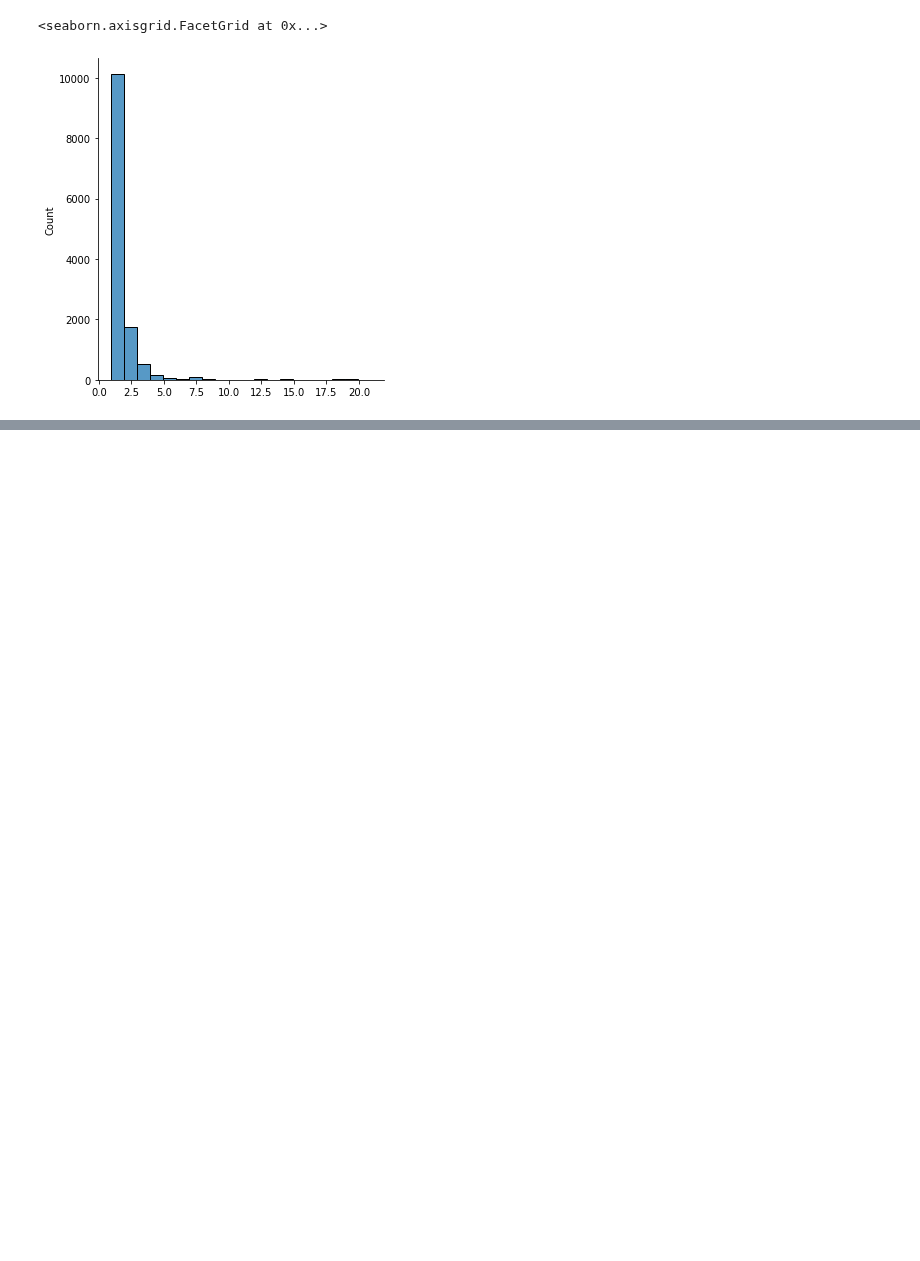
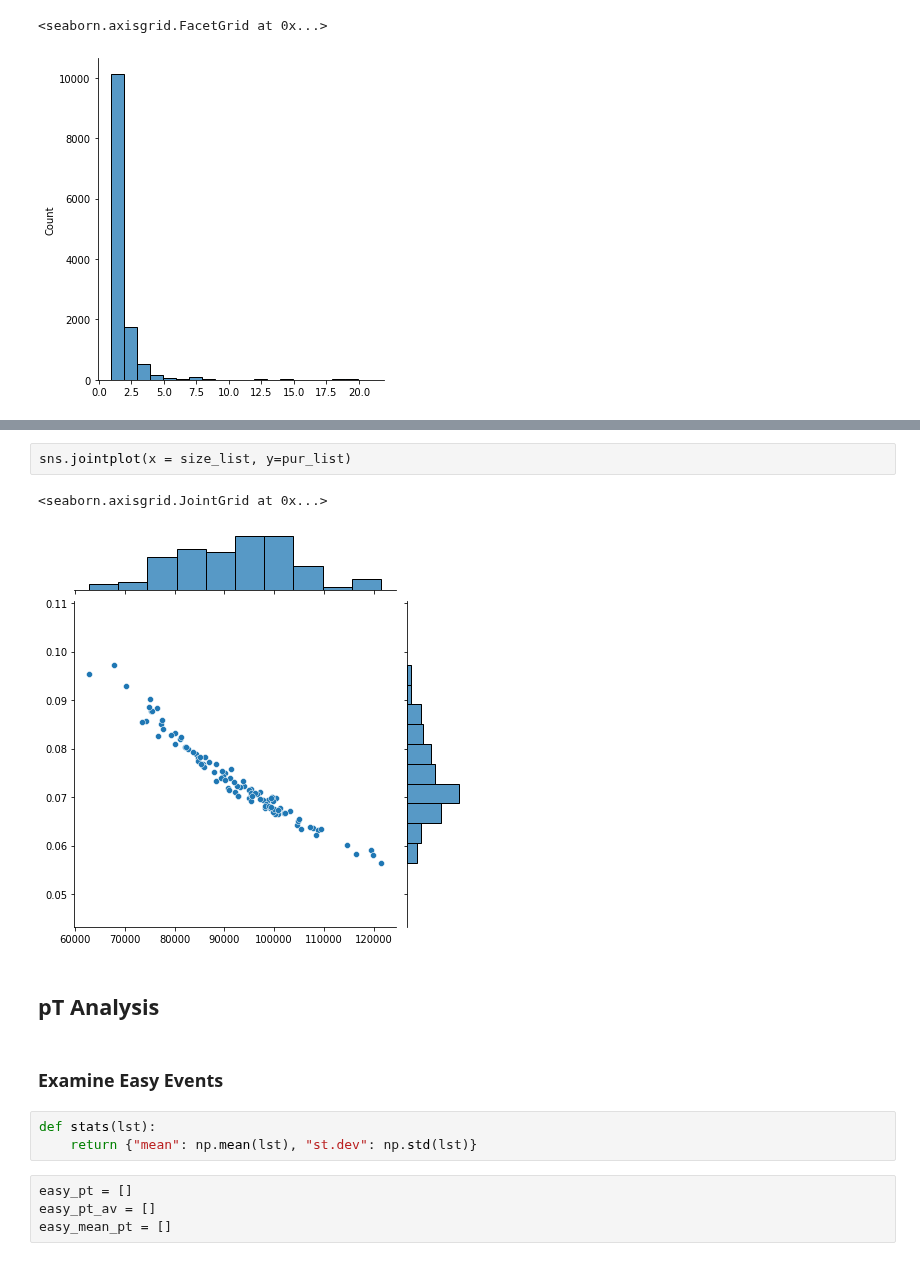
Before and after one commit to HSF-reco-and-software-triggers/Tracking-ML-Exa.TrkX, a Jupyter notebook: src/Pipelines/Examples/dev/EmbeddingDebug.ipynb, the cells around one changed output, grey strips where cells are left out. Saved outputs shown, nothing was run; the diff lists cells and outputs as text; blank space fills up the shorter version.

```diff
--- a/src/Pipelines/Examples/dev/EmbeddingDebug.ipynb
+++ b/src/Pipelines/Examples/dev/EmbeddingDebug.ipynb
@@ -135,0 +300,16 @@ sns.displot(bad_pt_av, binrange=(0.9, 20), binwidth= 1)
+# %%
+sns.jointplot(x = size_list, y=pur_list)
+# %% [output]
+<seaborn.axisgrid.JointGrid at 0x...>
+[figure, added]
+# %% [markdown]
+## pT Analysis
+# %% [markdown]
+### Examine Easy Events
+# %%
+def stats(lst):
+    return {"mean": np.mean(lst), "st.dev": np.std(lst)}
+# %%
+easy_pt = []
+easy_pt_av = []
+easy_mean_pt = []
```
Also changed, not shown: parts of 101 cells of this notebook, 15 other files.
